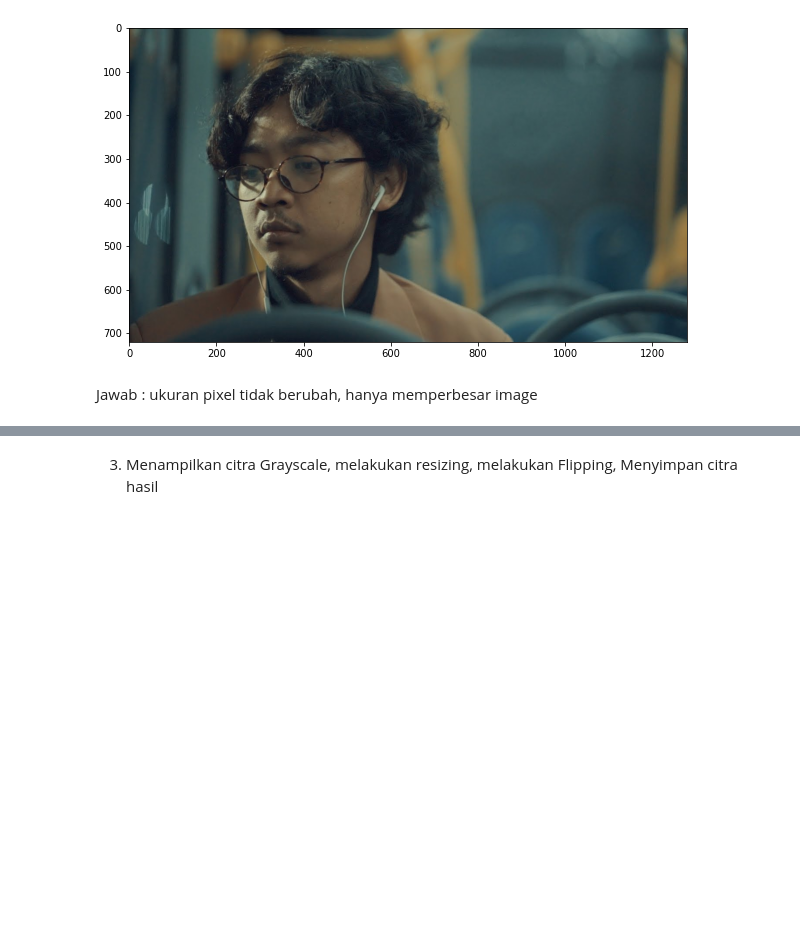
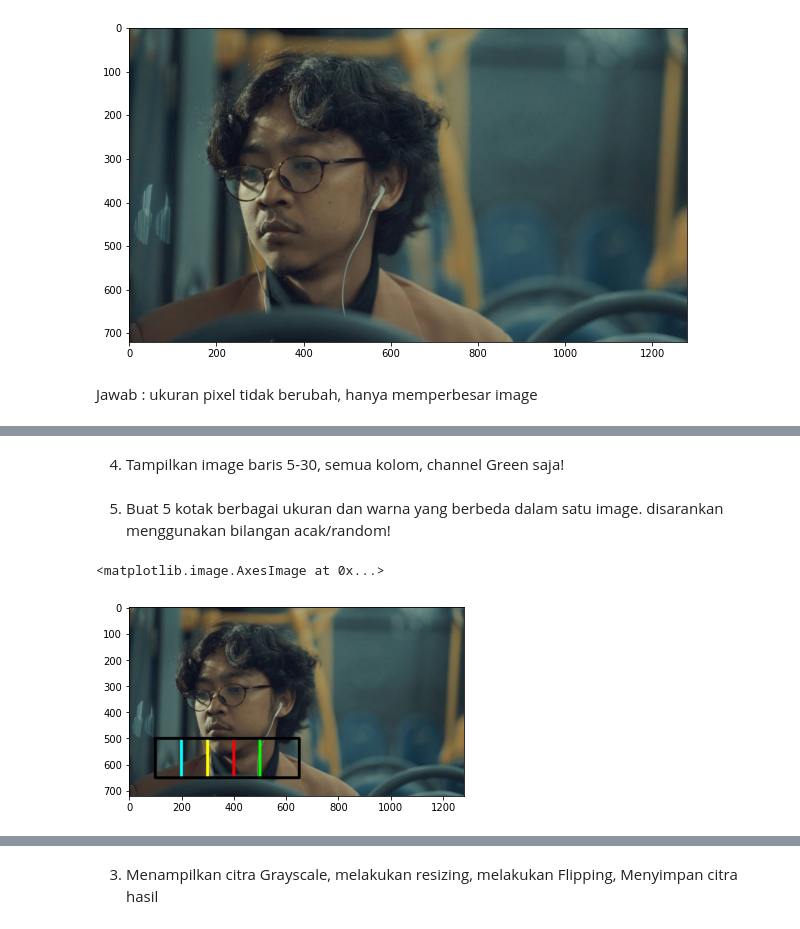
Before and after one commit to Aldirhezaldi/PCVK_Genap_2021, a Jupyter notebook: week2.ipynb, the cells around one changed output, grey strips where cells are left out. Cells and saved outputs as stored; diff of their text form; code cells hidden in the pictures; blank space fills up the shorter version.

```diff
--- a/week2.ipynb
+++ b/week2.ipynb
@@ -59,0 +88,14 @@ Jawab : ukuran pixel tidak berubah, hanya memperbesar image
+# %% [markdown]
+4. Tampilkan image baris 5-30, semua kolom, channel Green saja!
+# %% [markdown]
+5. Buat 5 kotak berbagai ukuran dan warna yang berbeda dalam satu image. disarankan menggunakan bilangan acak/random!
+# %%
+cv.rectangle(img3,(500,500),(650,650),color=(0,255,0),thickness=10)
+cv.rectangle(img3,(400,500),(650,650),color=(255,0,0),thickness=10)
+cv.rectangle(img3,(200,500),(650,650),color=(0,255,255),thickness=10)
+cv.rectangle(img3,(300,500),(650,650),color=(255,255,0),thickness=10)
+cv.rectangle(img3,(100,500),(650,650),color=(0,0,0),thickness=10)
+plt.imshow(img3)
+# %% [output]
+<matplotlib.image.AxesImage at 0x...>
+[figure, added]
```
Also changed, not shown: parts of 35 cells of this notebook.
